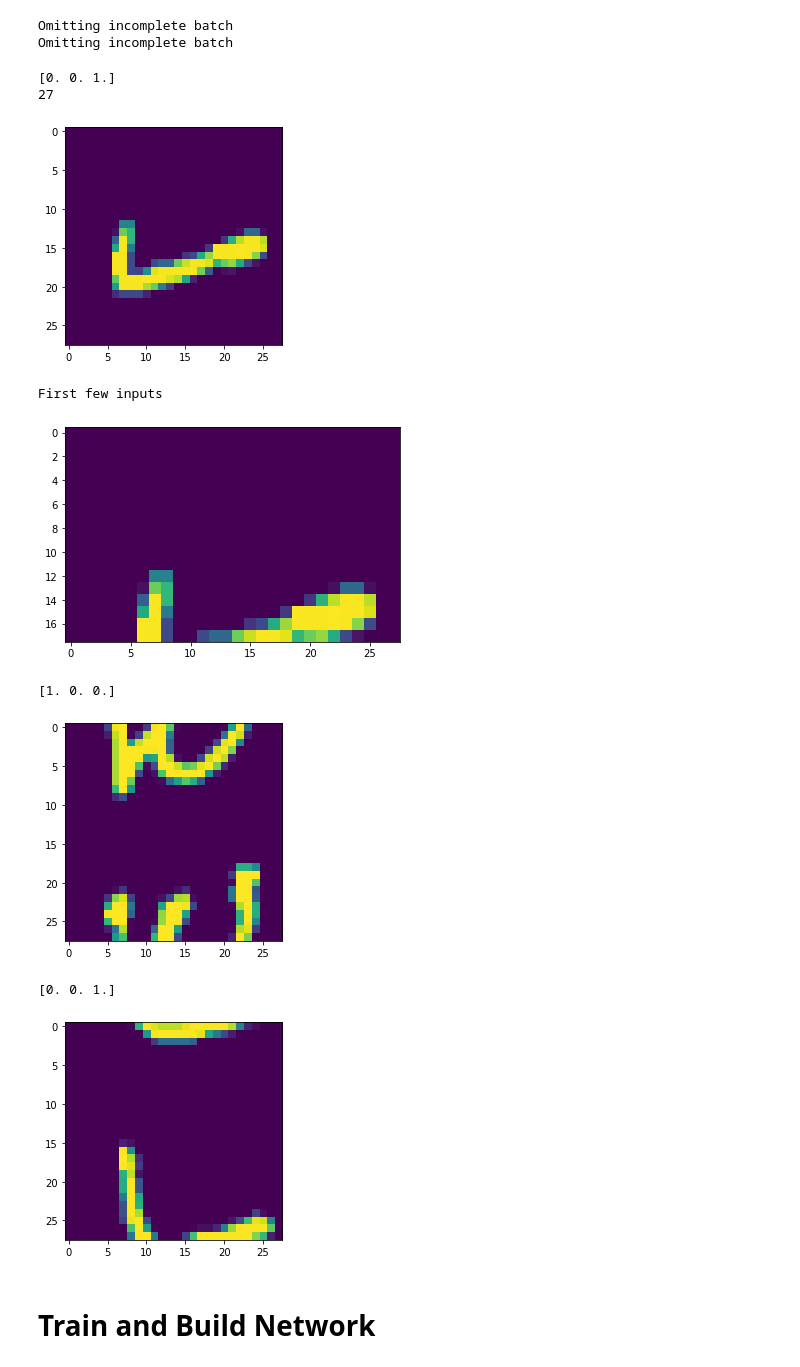
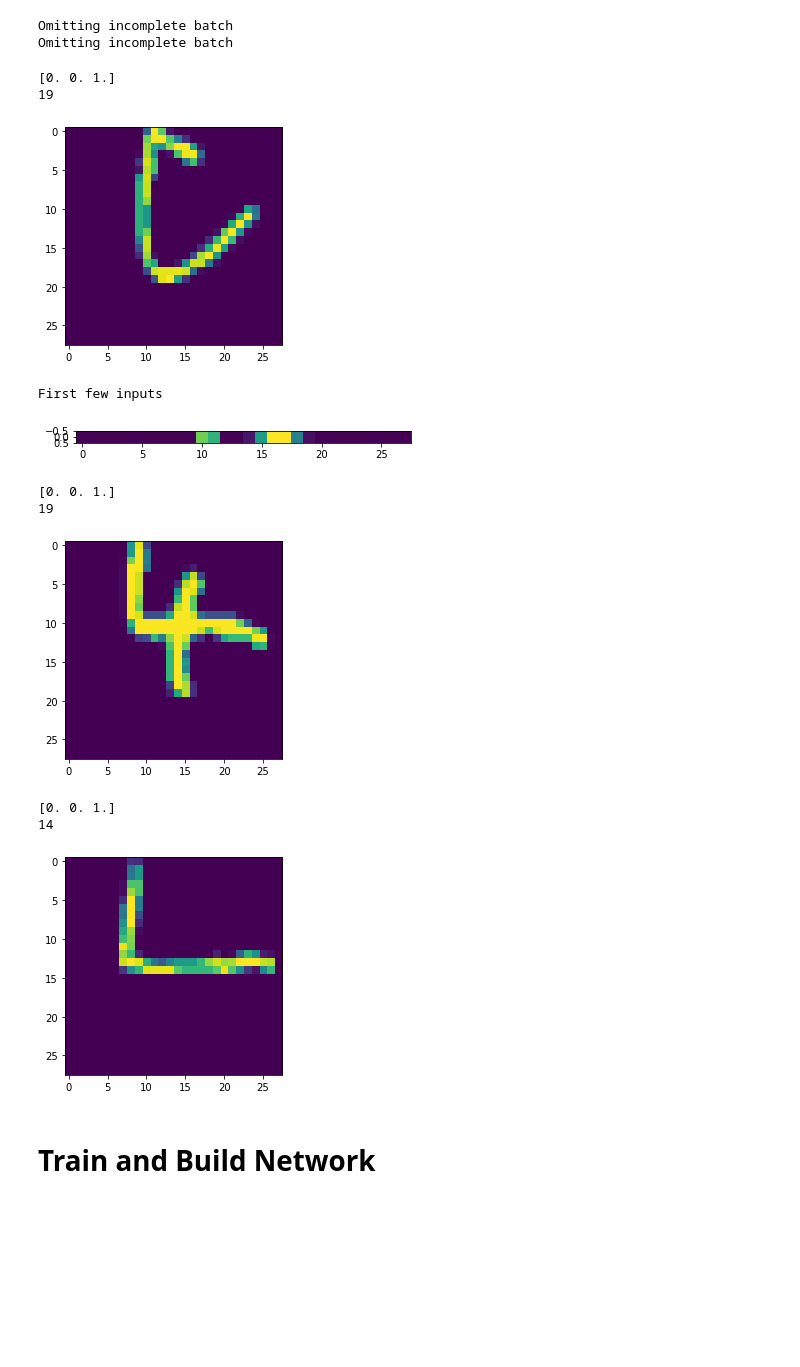
Before and after one commit to kaitken17/colab_based_projects, a Jupyter notebook: mnist_analysis_multiclass.ipynb, the cells around one changed output. Saved outputs shown, nothing was run; the diff lists cells and outputs as text; code cells hidden in the pictures; blank space fills up the shorter version.

```diff
--- a/mnist_analysis_multiclass.ipynb
+++ b/mnist_analysis_multiclass.ipynb
@@ -210,29 +211,33 @@ if run_tests:
 Omitting incomplete batch
 Omitting incomplete batch
 # %%
-print(np.asarray(train_jax['labels'][0, 67, 27]))
+print(np.asarray(train_jax['labels'][0, 67, np.asarray(train_jax['index'][0, 67, 27])]))
 print(np.asarray(train_jax['index'][0, 67, 27]))
 plt.imshow(np.asarray(train_jax['inputs'][0, 67]))
 plt.show()
 print('First few inputs')
-plt.imshow(np.asarray(train_jax['inputs'][0, 67,:18]))
+plt.imshow(np.asarray(train_jax['inputs'][0, 67, 17:18]))
 plt.show()
 print(np.asarray(train_jax['labels'][4, 66, 27]))
+print(np.asarray(train_jax['index'][4, 66, 27]))
 plt.imshow(np.asarray(train_jax['inputs'][4, 66]))
 plt.show()
 print(np.asarray(train_jax['labels'][82, 13, 27]))
+print(np.asarray(train_jax['index'][82, 13, 27]))
 plt.imshow(np.asarray(train_jax['inputs'][82, 13]))
 plt.show()
 # %% [output]
 [0. 0. 1.]
-27
+19
-[figure, old version]
+[figure, new version]
 First few inputs
-[figure, old version]
+[figure, new version]
-[1. 0. 0.]
+[0. 0. 1.]
+19
-[figure, old version]
+[figure, new version]
 [0. 0. 1.]
+14
-[figure, old version]
+[figure, new version]
 # %% [markdown]
 # Train and Build Network
 # %% [markdown]
```
Also changed, not shown: parts of 32 cells of this notebook.
